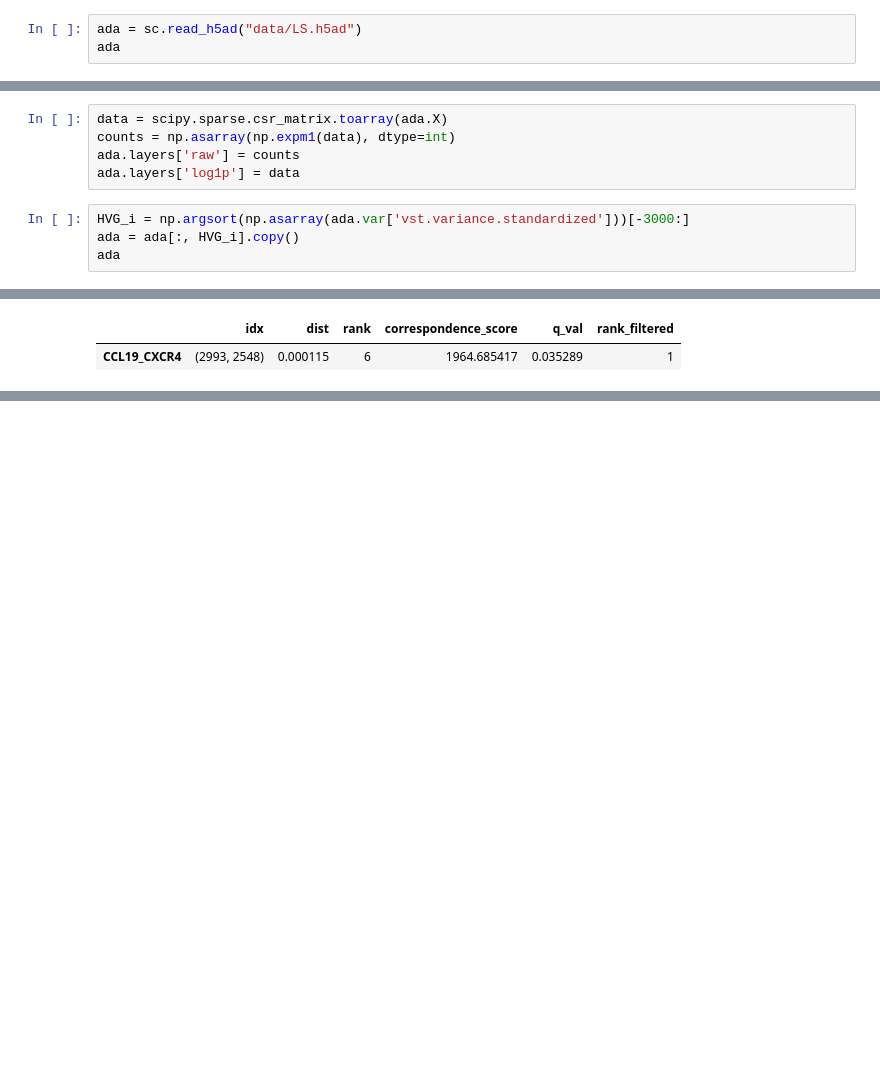
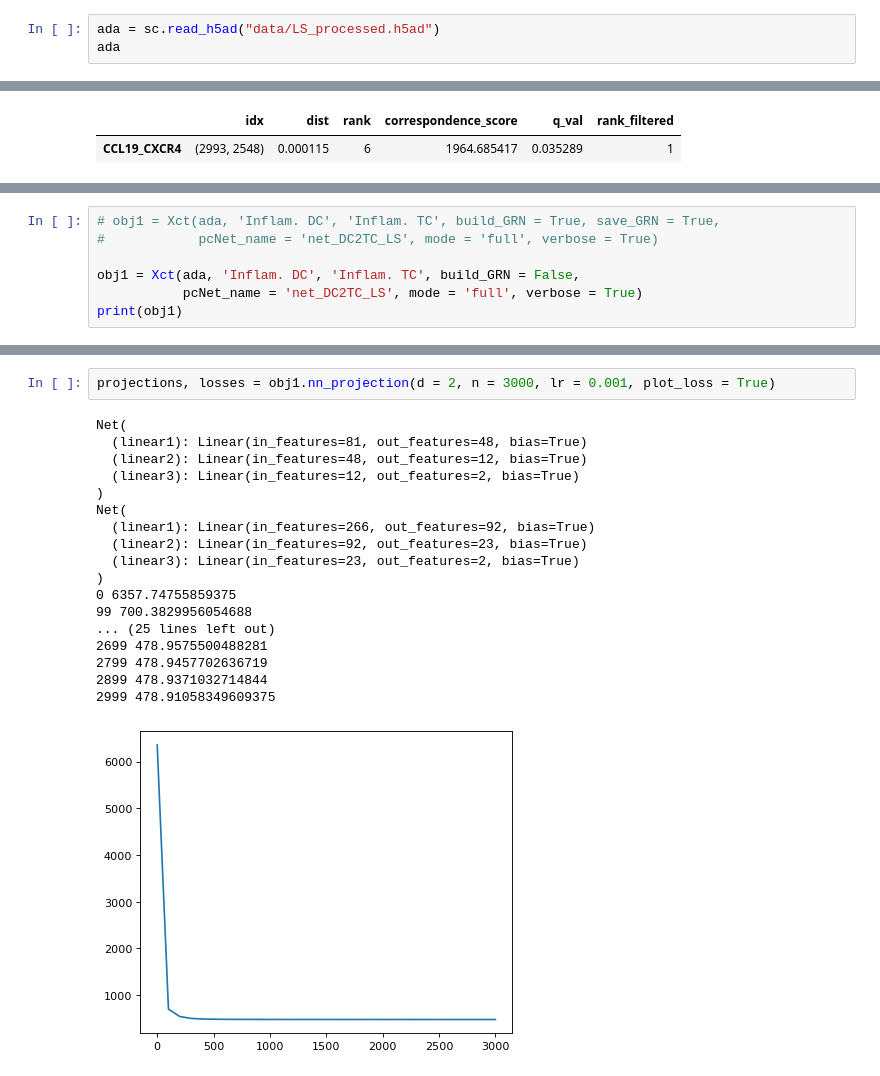
Before and after one commit to qwerty239qwe/Xct, a Jupyter notebook: note_test-LS.ipynb, the cells around one changed output, grey strips where cells are left out. Saved outputs shown, nothing was run; the diff lists cells and outputs as text; blank space fills up the shorter version.

```diff
--- a/note_test-LS.ipynb
+++ b/note_test-LS.ipynb
@@ -21,6 +21,6 @@ try:
 except ImportError:
     print('Module not found')
 # %%
-ada = sc.read_h5ad("data/LS.h5ad")
+ada = sc.read_h5ad("data/LS_processed.h5ad")
 ada
 # %% [output]
@@ -30,9 +30,0 @@ AnnData object with n_obs × n_vars = 5011 × 17328
-# %%
-data = scipy.sparse.csr_matrix.toarray(ada.X)
-counts = np.asarray(np.expm1(data), dtype=int)
-ada.layers['raw'] = counts
-ada.layers['log1p'] = data
-# %%
-HVG_i = np.argsort(np.asarray(ada.var['vst.variance.standardized']))[-3000:]
-ada = ada[:, HVG_i].copy()
-ada
@@ -447,0 +437,7 @@ Total enriched: 1 / 9000000
+# %%
+# obj1 = Xct(ada, 'Inflam. DC', 'Inflam. TC', build_GRN = True, save_GRN = True,
+#            pcNet_name = 'net_DC2TC_LS', mode = 'full', verbose = True)
+
+obj1 = Xct(ada, 'Inflam. DC', 'Inflam. TC', build_GRN = False,
+           pcNet_name = 'net_DC2TC_LS', mode = 'full', verbose = True)
+print(obj1)
@@ -447,0 +477,21 @@ Total enriched: 1 / 9000000
+# %%
+projections, losses = obj1.nn_projection(d = 2, n = 3000, lr = 0.001, plot_loss = True)
+# %% [output]
+Net(
+  (linear1): Linear(in_features=81, out_features=48, bias=True)
+  (linear2): Linear(in_features=48, out_features=12, bias=True)
+  (linear3): Linear(in_features=12, out_features=2, bias=True)
+)
+Net(
+  (linear1): Linear(in_features=266, out_features=92, bias=True)
+  (linear2): Linear(in_features=92, out_features=23, bias=True)
+  (linear3): Linear(in_features=23, out_features=2, bias=True)
+)
+0 6357.74755859375
+99 700.3829956054688
+... (25 lines left out)
+2699 478.9575500488281
+2799 478.9457702636719
+2899 478.9371032714844
+2999 478.91058349609375
+[figure, added]
```
Also changed, not shown: parts of 9 cells of this notebook, 4 other files.
